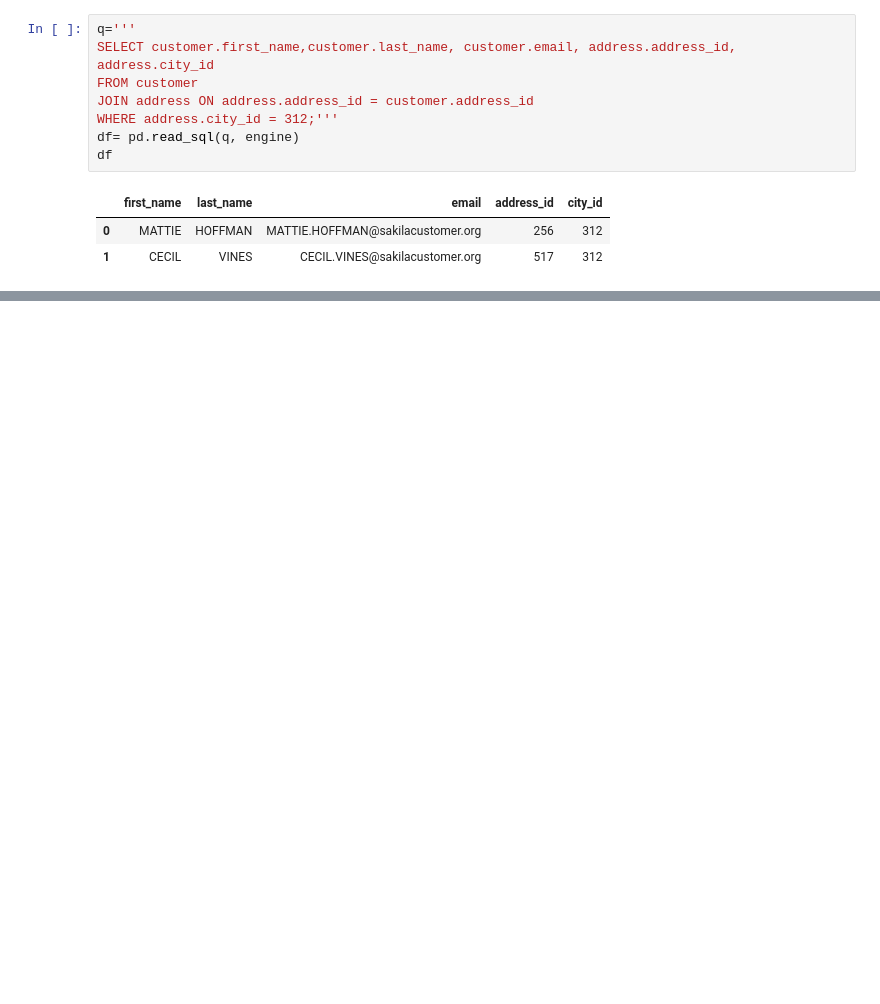
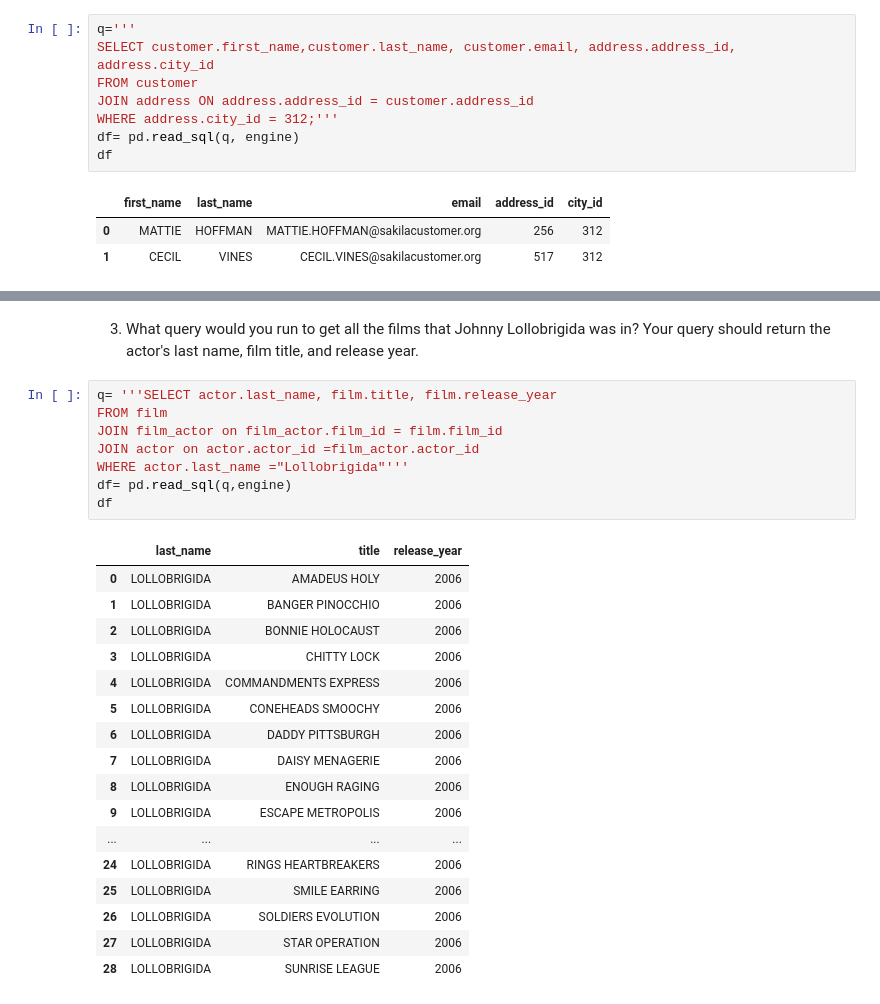
Before and after one commit to ragedharb16/saika, a Jupyter notebook: core 1.ipynb, the cells around one changed output, grey strips where cells are left out. Saved outputs shown, nothing was run; the diff lists cells and outputs as text; blank space fills up the shorter version.

```diff
--- a/core 1.ipynb
+++ b/core 1.ipynb
@@ -32,0 +66,28 @@ FROM category'''
+# %% [markdown]
+3. What query would you run to get all the films that Johnny Lollobrigida was in? Your query should return the actor's last name, film title, and release year.
+# %%
+q= '''SELECT actor.last_name, film.title, film.release_year
+FROM film
+JOIN film_actor on film_actor.film_id = film.film_id
+JOIN actor on actor.actor_id =film_actor.actor_id
+WHERE actor.last_name ="Lollobrigida"'''
+df= pd.read_sql(q,engine)
+df
+# %% [output]
+|  | last_name | title | release_year |
+| 0 | LOLLOBRIGIDA | AMADEUS HOLY | 2006 |
+| 1 | LOLLOBRIGIDA | BANGER PINOCCHIO | 2006 |
+| 2 | LOLLOBRIGIDA | BONNIE HOLOCAUST | 2006 |
+| 3 | LOLLOBRIGIDA | CHITTY LOCK | 2006 |
+| 4 | LOLLOBRIGIDA | COMMANDMENTS EXPRESS | 2006 |
+| 5 | LOLLOBRIGIDA | CONEHEADS SMOOCHY | 2006 |
+| 6 | LOLLOBRIGIDA | DADDY PITTSBURGH | 2006 |
+| 7 | LOLLOBRIGIDA | DAISY MENAGERIE | 2006 |
+| 8 | LOLLOBRIGIDA | ENOUGH RAGING | 2006 |
+| 9 | LOLLOBRIGIDA | ESCAPE METROPOLIS | 2006 |
+| ... | ... | ... | ... |
+| 24 | LOLLOBRIGIDA | RINGS HEARTBREAKERS | 2006 |
+| 25 | LOLLOBRIGIDA | SMILE EARRING | 2006 |
+| 26 | LOLLOBRIGIDA | SOLDIERS EVOLUTION | 2006 |
+| 27 | LOLLOBRIGIDA | STAR OPERATION | 2006 |
+| 28 | LOLLOBRIGIDA | SUNRISE LEAGUE | 2006 |
```
Also changed, not shown: parts of 11 cells of this notebook, 1 other file.
